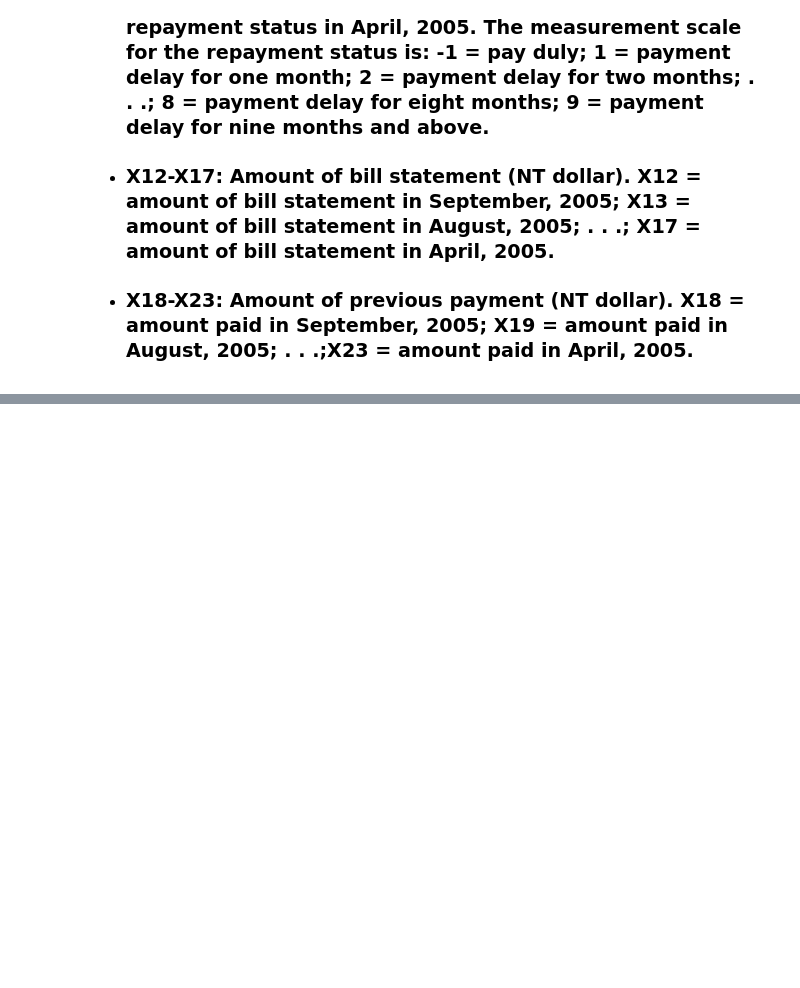
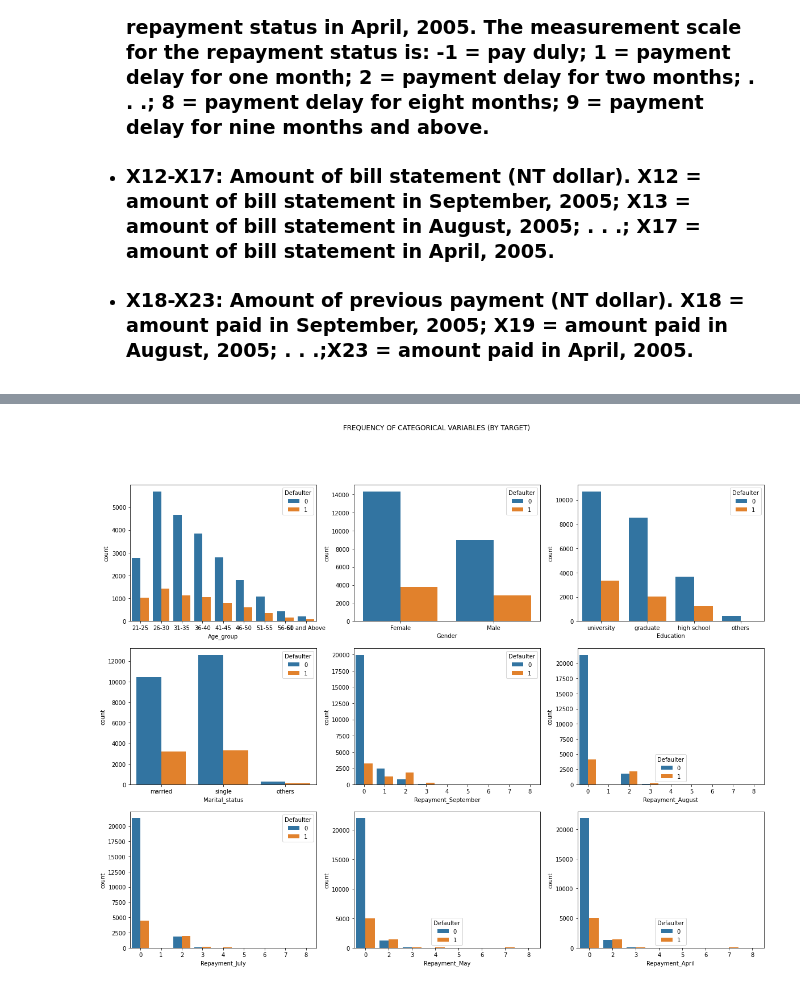
Before and after one commit to syedsharin/Credit-Card-Default-Prediction, a Jupyter notebook: Credit_Card_Default_Prediction_Capstone_Project.ipynb, the cells around one changed output, grey strips where cells are left out. Saved outputs shown, nothing was run; the diff lists cells and outputs as text; code cells hidden in the pictures; blank space fills up the shorter version.

```diff
--- a/Credit_Card_Default_Prediction_Capstone_Project.ipynb
+++ b/Credit_Card_Default_Prediction_Capstone_Project.ipynb
@@ -204,0 +262,5 @@ df.drop(columns=['Age'],inplace=True)
+# %%
+# Value count percentage of Repayments status columns with respect of Defaulter
+for i in repayment_df.columns:
+  print('column name = ',i)
+  print(df[repayment_df[i]<=0].Defaulter.value_counts(normalize=True))
@@ -204,0 +285,16 @@ df.drop(columns=['Age'],inplace=True)
+# %%
+# Defining function for all Repayments status value less than 0 consider as 0
+def repaymentsstatus(delay):
+    if delay <= 0:
+      return 0
+    else:
+      return delay
+# %%
+# Apply function on Repayments status columns
+for i in repayment_df.columns:
+  df[i]=df[i].apply(repaymentsstatus)
+# %%
+# Divide data into Categorical and numerical feature
+cat_features = df[['Age_group','Gender','Education','Marital_status','Repayment_September','Repayment_August','Repayment_July','Repayment_May','Repayment_April','Defaulter']]
+num_feature  = df[['Limit_bal','Sep_Bill','Aug_Bill', 'July_Bill', 'June_Bill', 'May_Bill', 'Apr_Bill', 'Pay_Sep',
+       'Pay_Aug', 'Pay_July', 'Pay_June', 'Pay_May', 'Pay_April']]
@@ -204,0 +314,15 @@ df.drop(columns=['Age'],inplace=True)
+# %%
+
+f, axes = plt.subplots(3, 3, figsize=(20, 15), facecolor='white')
+f.suptitle('FREQUENCY OF CATEGORICAL VARIABLES (BY TARGET)')
+ax1 = sns.countplot(x="Age_group", hue="Defaulter", data=cat_features, ax=axes[0,0])
+ax2 = sns.countplot(x="Gender", hue="Defaulter", data=cat_features,ax=axes[0,1])
+ax3 = sns.countplot(x="Education", hue="Defaulter", data=cat_features,ax=axes[0,2])
+ax4 = sns.countplot(x="Marital_status", hue="Defaulter", data=cat_features,  ax=axes[1,0])
+ax5 = sns.countplot(x="Repayment_September", hue="Defaulter", data=cat_features, ax=axes[1,1])
+ax6 = sns.countplot(x="Repayment_August", hue="Defaulter", data=cat_features,  ax=axes[1,2])
+ax7 = sns.countplot(x="Repayment_July", hue="Defaulter", data=cat_features, ax=axes[2,0])
+ax8 = sns.countplot(x="Repayment_May", hue="Defaulter", data=cat_features,  ax=axes[2,1])
+ax9 = sns.countplot(x="Repayment_April", hue="Defaulter", data=cat_features,  ax=axes[2,2]);
+# %% [output]
+[figure, added]
```
Also changed, not shown: parts of 92 cells of this notebook.
